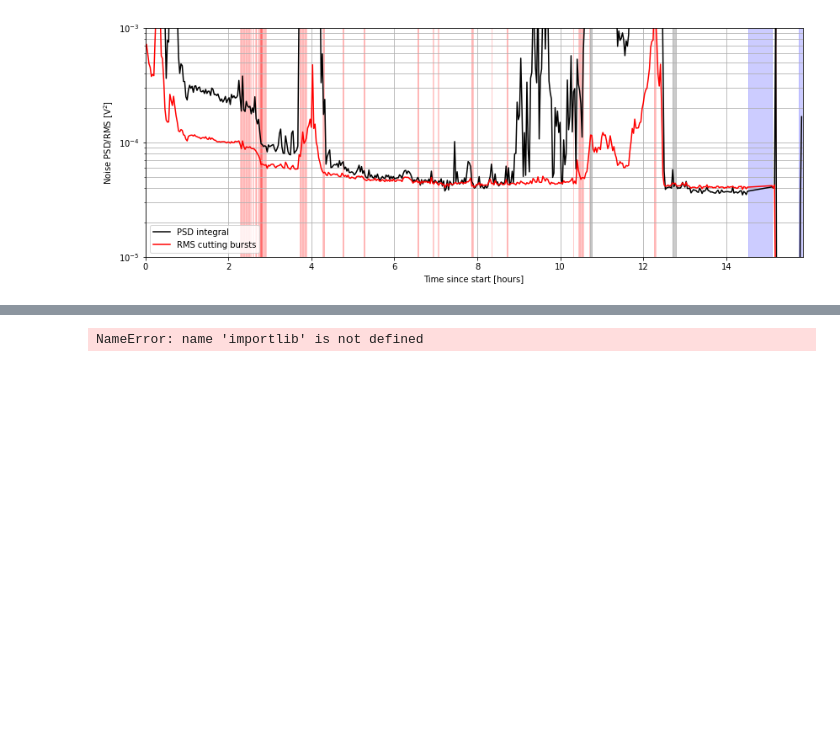
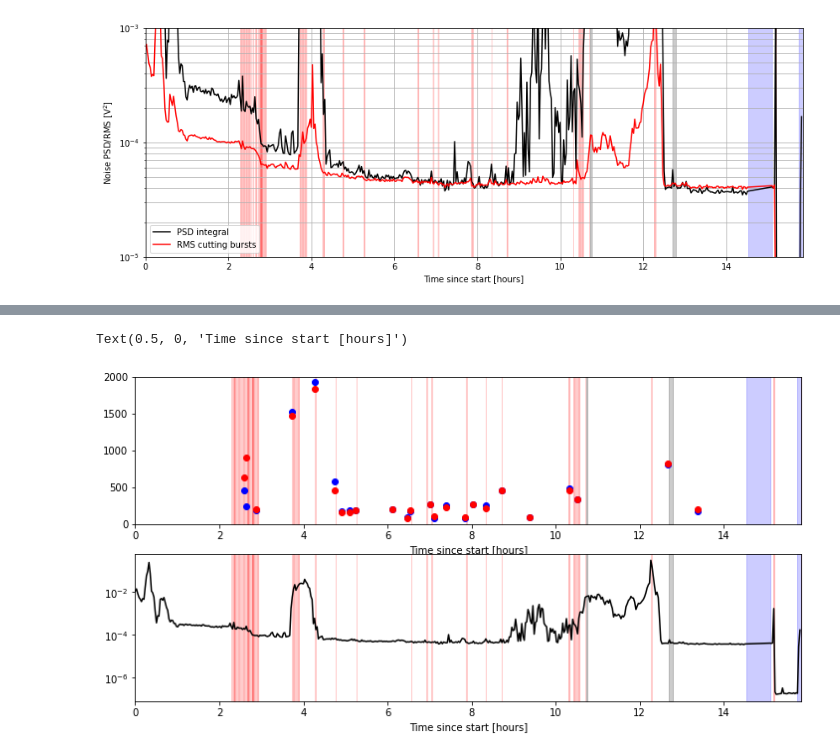
Before and after one commit to Moore-Lab/decay_analysis, a Jupyter notebook: analyze_alpha_data_20231030.ipynb, the cells around one changed output, grey strips where cells are left out. Cells and saved outputs as stored; diff of their text form; code cells hidden in the pictures; blank space fills up the shorter version.

Commit message:
working towards histo of pulse heights

```diff
--- a/analyze_alpha_data_20231030.ipynb
+++ b/analyze_alpha_data_20231030.ipynb
@@ -1611,20 +1622,36 @@ if(remake_files):
-# %%
-## now attempt the background subtraction on the pulses themselves
-importlib.reload(bu)
-cfile = 271 ## from 10/30/2023
-cdat, attr, _ = bu.get_data(data_list[cfile])
-yup = 75
-xrange = [-1, -1]
-charge_range = [-1, -1]
-#fig = plt.figure(figsize=(8,5))
-fig = plt.figure(figsize=(4.5,5))
-omega0, gamma = 2*np.pi*37.8, 2*np.pi*4.2
-
-_ = bu.plot_impulse_with_recon_3D(cdat, attr, template_dict_fit, noise_dict_3D, cal_facs=[cal_fac_fine, cal_fac_coarse],
-                                        amp_cal_facs=[volts_per_meters, calibrated_OF_amps_from_fit],
-                                        filt_time_offset = filt_bins_offset, drive_idx=8, figout=fig, res_pars=[omega0,gamma],
-                                        xrange=xrange, charge_range=charge_range, do_lowpass=True, ylim_init=[0,80],
-                                        toffset = 35, tmax=60, subtract_sine_step=False, res_pars=[omega0, gamma], filt_charge_data=True,
-                                        field_cal_fac=0.8, ylim2_scale=4.75, paper_plot=False)
-# %% [output]
-NameError: name 'importlib' is not defined
+# %%
+fname_nosub = data_dir+"/pulse_plot_%s.pkl"%file_label
+fname_withsub = data_dir+"/pulse_plot_step_sub_%s.pkl"%file_label
+
+with open(fname_nosub, 'rb') as fin:
+    pulse_data_nosub = pickle.load(fin)
+
+with open(fname_withsub, 'rb') as fin:
+    pulse_data_withsub = pickle.load(fin)
+# %%
+importlib.reload(bu)
+
+data_no_sub = bu.pulse_data_dict_to_hist(pulse_data_nosub, tcut=[4.5,9])
+data_with_sub = bu.pulse_data_dict_to_hist(pulse_data_withsub, tcut=[4.5,9])
+# %%
+plt.figure(figsize=(12,6))
+plt.subplot(2,1,1)
+plt.plot(data_no_sub[:,-1], data_no_sub[:,0], 'bo')
+plt.plot(data_with_sub[:,-1], data_with_sub[:,0], 'ro')
+fill_dps(dead_period_edges)
+fill_dps(lamp_period_edges, 'black', lab="UV lamp")
+fill_dps(filament_period_edges, 'red', lab="Filament")
+plt.xlim(0,time_hours[-1])
+plt.xlabel("Time since start [hours]")
+plt.ylim(0,2000)
+
+plt.subplot(2,1,2)
+plt.semilogy(noise_vs_time[:,0], noise_vs_time[:,2], 'k', label="PSD integral")
+fill_dps(dead_period_edges)
+fill_dps(lamp_period_edges, 'black', lab="UV lamp")
+fill_dps(filament_period_edges, 'red', lab="Filament")
+plt.xlim(0,time_hours[-1])
+plt.xlabel("Time since start [hours]")
+# %% [output]
+Text(0.5, 0, 'Time since start [hours]')
+[figure, added]
```
Also changed, not shown: parts of 2 cells of this notebook, 3 other files.
